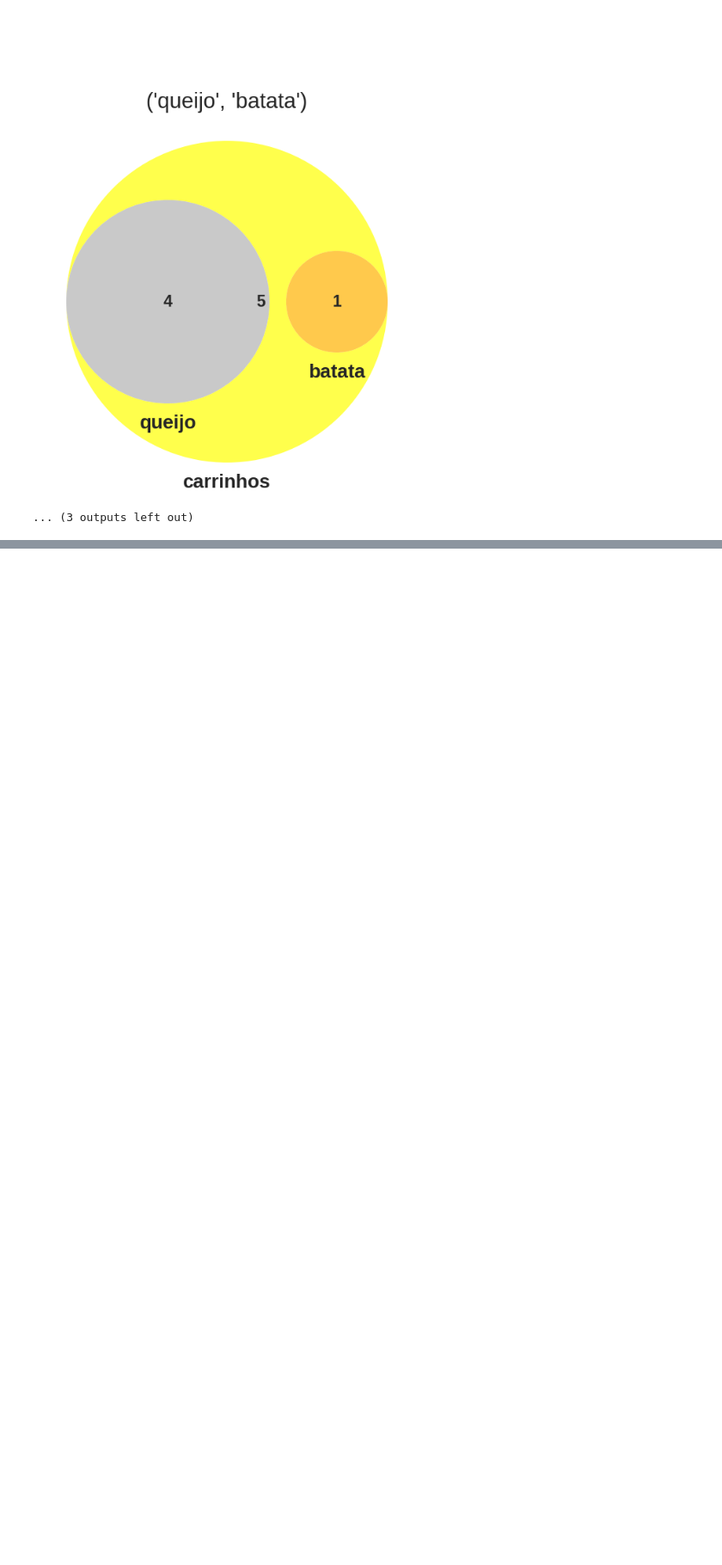
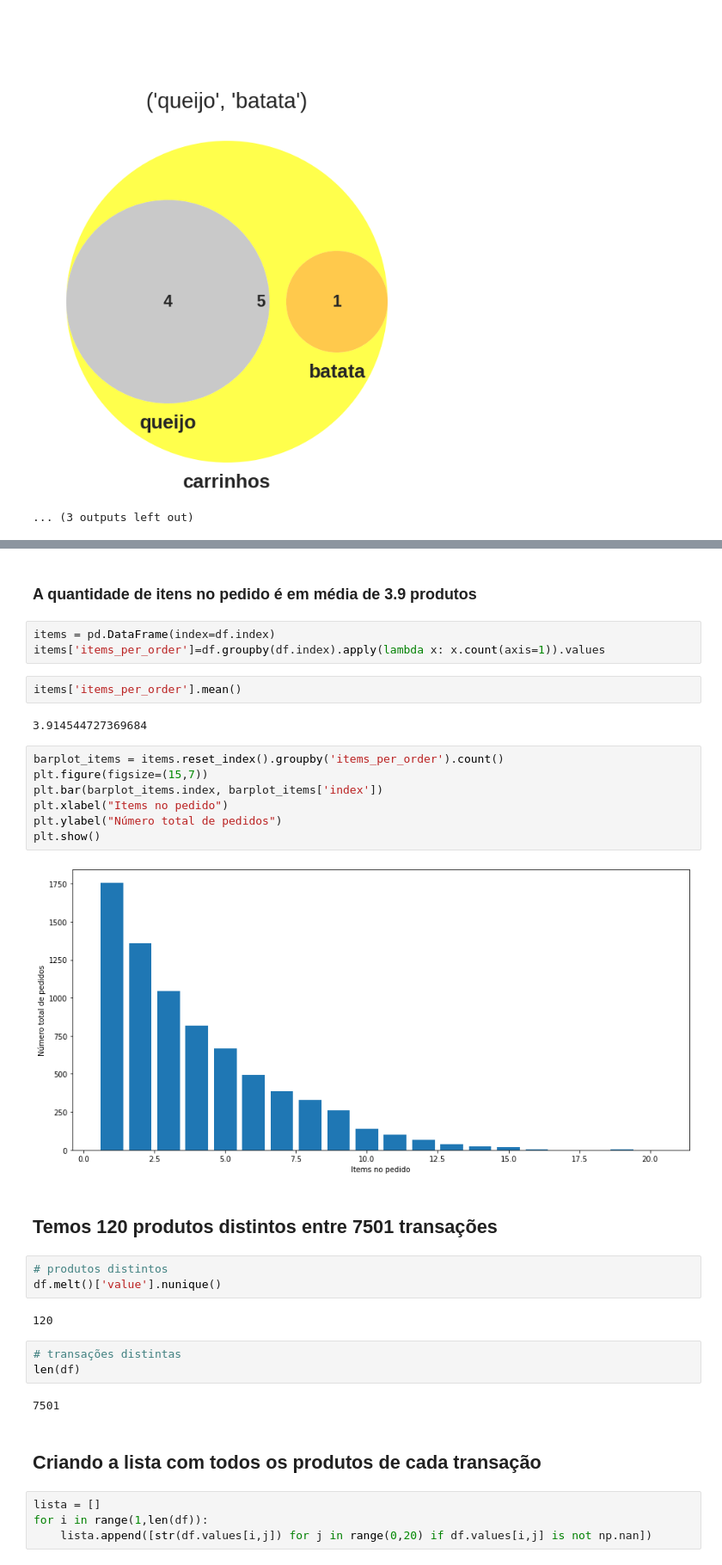
Before and after one commit to bruno-curta/fiap-live-class-mb-analysis, a Jupyter notebook: live_class_market_basket_analysis.ipynb, the cells around one changed output, grey strips where cells are left out. Shown: that part at 86% size. Saved outputs shown, nothing was run; the diff lists cells and outputs as text; blank space fills up the shorter version.

```diff
--- a/live_class_market_basket_analysis.ipynb
+++ b/live_class_market_basket_analysis.ipynb
@@ -614,0 +350,36 @@ len(resultados)
+# %% [markdown]
+### A quantidade de itens no pedido é em média de 3.9 produtos
+# %%
+items = pd.DataFrame(index=df.index)
+items['items_per_order']=df.groupby(df.index).apply(lambda x: x.count(axis=1)).values
+# %%
+items['items_per_order'].mean()
+# %% [output]
+3.914544727369684
+# %%
+barplot_items = items.reset_index().groupby('items_per_order').count()
+plt.figure(figsize=(15,7))
+plt.bar(barplot_items.index, barplot_items['index'])
+plt.xlabel("Items no pedido")
+plt.ylabel("Número total de pedidos")
+plt.show()
+# %% [output]
+[figure, added]
+# %% [markdown]
+## Temos 120 produtos distintos entre 7501 transações
+# %%
+# produtos distintos
+df.melt()['value'].nunique()
+# %% [output]
+120
+# %%
+# transações distintas
+len(df)
+# %% [output]
+7501
+# %% [markdown]
+## Criando a lista com todos os produtos de cada transação
+# %%
+lista = []
+for i in range(1,len(df)):
+    lista.append([str(df.values[i,j]) for j in range(0,20) if df.values[i,j] is not np.nan])
```
Also changed, not shown: parts of 68 cells of this notebook.
